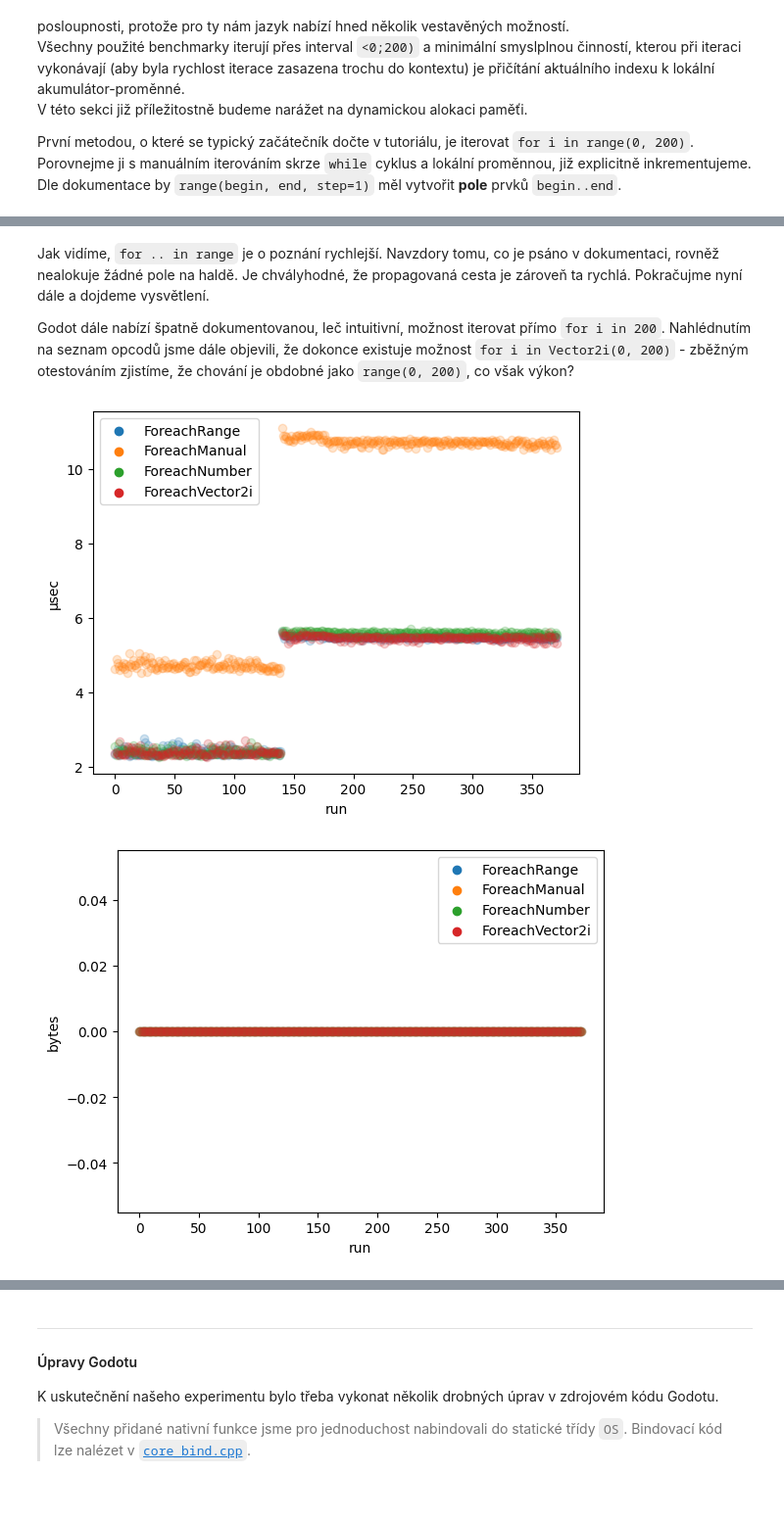
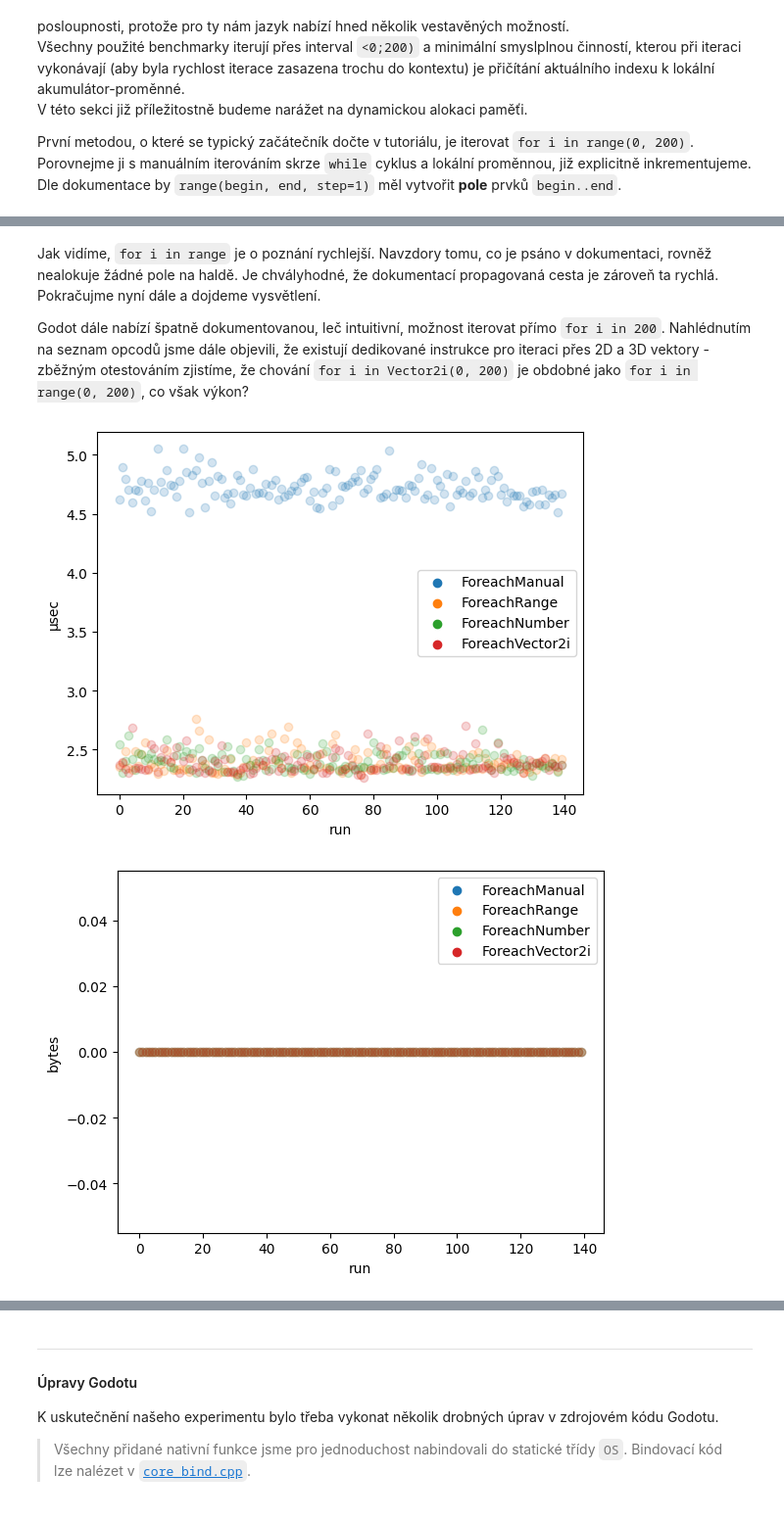
Before and after one commit to MarkusSecundus/NSWI131-Credit-GDScriptPerformanceEvaluation, a Jupyter notebook: main.ipynb, the cells around one changed output, grey strips where cells are left out. Shown at 98% size. Drawn from its saved outputs; the diff is of its cells as text; code cells hidden in the pictures.

Commit message:
ntb - finished Iteration section

```diff
--- a/main.ipynb
+++ b/main.ipynb
@@ -246,5 +269,7 @@ measurements_pcores = load_measurements("./measurements/out5-pcores.csv")
 # %%
 measurements_oldcpu = load_measurements("./measurements/out6-i7_9700k.csv")
 # %%
-all_measurements =  concat_measurements(concat_measurements(concat_measurements(concat_measurements(concat_measurements(measurements_basic, measurements_bigwarmup), measurements_backwards), measurements_big), measurements_pcores), measurements_oldcpu)
+if CPU_CHOICE == "both": all_measurements = concat_measurements(concat_measurements(concat_measurements(concat_measurements(concat_measurements(measurements_basic, measurements_bigwarmup), measurements_backwards), measurements_big), measurements_pcores), measurements_oldcpu)
+if CPU_CHOICE == "9700KF": all_measurements = measurements_oldcpu
+if CPU_CHOICE == "265K": all_measurements = concat_measurements(concat_measurements(concat_measurements(concat_measurements(measurements_basic, measurements_bigwarmup), measurements_backwards), measurements_big), measurements_pcores)
 # %%
@@ -454,9 +483,9 @@ multigraph([all_usecs, all_alloc_bytes], all_measurements[IterationBenchmarks],
 # %% [markdown]
-Jak vidíme, `for .. in range` je o poznání rychlejší. Navzdory tomu, co je psáno v dokumentaci, rovněž nealokuje žádné pole na haldě. Je chvályhodné, že propagovaná cesta je zároveň ta rychlá. Pokračujme nyní dále a dojdeme vysvětlení.
+Jak vidíme, `for i in range` je o poznání rychlejší. Navzdory tomu, co je psáno v dokumentaci, rovněž nealokuje žádné pole na haldě. Je chvályhodné, že dokumentací propagovaná cesta je zároveň ta rychlá. Pokračujme nyní dále a dojdeme vysvětlení.
 
-Godot dále nabízí špatně dokumentovanou, leč intuitivní, možnost iterovat přímo `for i in 200`. Nahlédnutím na seznam opcodů jsme dále objevili, že dokonce existuje možnost `for i in Vector2i(0, 200)` - zběžným otestováním zjistíme, že chování je obdobné jako `range(0, 200)`, co však výkon?
+Godot dále nabízí špatně dokumentovanou, leč intuitivní, možnost iterovat přímo `for i in 200`. Nahlédnutím na seznam opcodů jsme dále objevili, že existují dedikované instrukce pro iteraci přes 2D a 3D vektory - zběžným otestováním zjistíme, že chování `for i in Vector2i(0, 200)` je obdobné jako `for i in range(0, 200)`, co však výkon?
 # %%
-multigraph([all_usecs, all_alloc_bytes], all_measurements[IterationBenchmarks], ["ForeachRange", "ForeachManual", "ForeachNumber", "ForeachVector2i"], alpha=0.2)
+multigraph([all_usecs, all_alloc_bytes], all_measurements[IterationBenchmarks], [ "ForeachManual", "ForeachRange", "ForeachNumber", "ForeachVector2i"], alpha=0.2)
 # %% [output]
-[figure, old version]
+[figure, new version]
-[figure, old version]
+[figure, new version]
```
Also changed, not shown: parts of 26 cells of this notebook.
